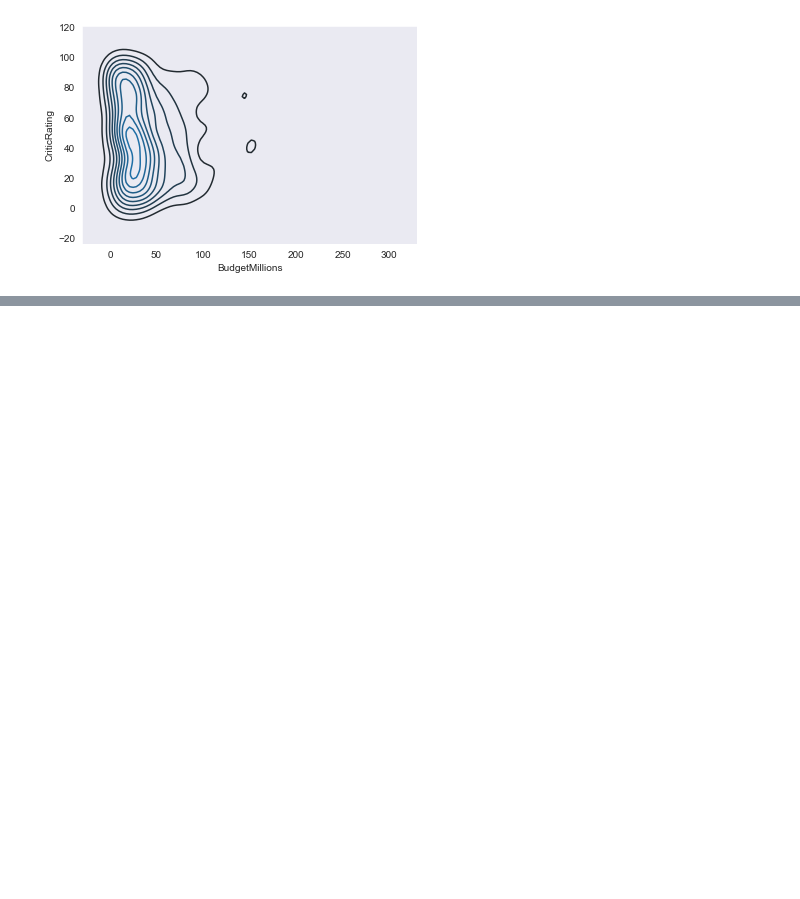
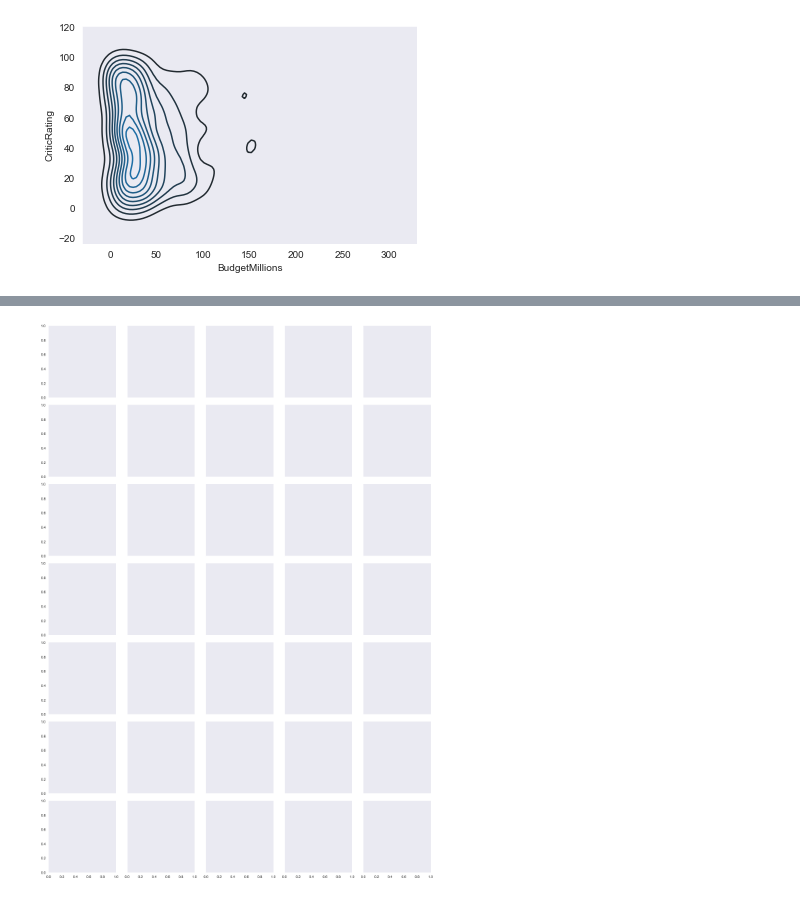
Before and after one commit to meda-cyber/Python_for_Data, a Jupyter notebook: Python for data with A-Z/Visualation/Movie Rating Analysis.ipynb, the cells around one changed output, grey strips where cells are left out. Cells and saved outputs as stored; diff of their text form; code cells hidden in the pictures; blank space fills up the shorter version.

```diff
--- a/Python for data with A-Z/Visualation/Movie Rating Analysis.ipynb
+++ b/Python for data with A-Z/Visualation/Movie Rating Analysis.ipynb
@@ -298,0 +331,5 @@ k1.set(xlim=(-20,160))
+# %%
+# q = sns.FacetGrid(movies,row="Genre",hue="Genre") #heu stand for color of the Genre
+q = sns.FacetGrid(movies, row="Genre",col="Year",hue="Genre")
+# %% [output]
+[figure, added]
```
Also changed, not shown: parts of 18 cells of this notebook.
